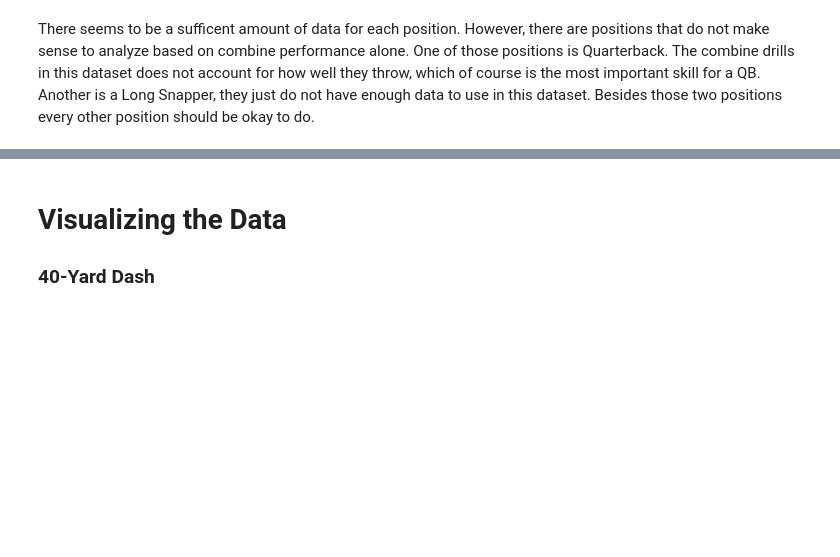
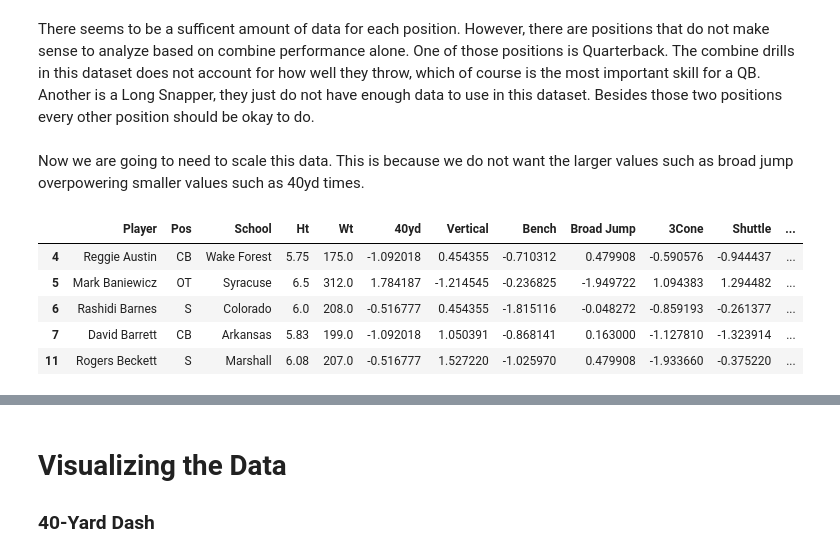
Before and after one commit to mcdonaldpmsoe/CSC2621-Final, a Jupyter notebook: main.ipynb, the cells around one changed output, grey strips where cells are left out. Saved outputs shown, nothing was run; the diff lists cells and outputs as text; code cells hidden in the pictures; blank space fills up the shorter version.

Commit message:
Preprocessed data

```diff
--- a/main.ipynb
+++ b/main.ipynb
@@ -141,0 +145,17 @@ merged_df = merged_df[(merged_df['Pos'] != 'QB') & (merged_df['Pos'] != 'LS')]
+# %% [markdown]
+Now we are going to need to scale this data. This is because we do not want the larger values such as broad jump overpowering smaller values such as 40yd times.
+# %%
+scaler = StandardScaler()
+drill_values = merged_df[drills]
+scaled_drill_values = scaler.fit_transform(drill_values)
+scaled_combine_data = copy.deepcopy(merged_df)
+scaled_combine_data[drills] = scaled_drill_values
+# %%
+scaled_combine_data.head()
+# %% [output]
+|  | Player | Pos | School | Ht | Wt | 40yd | Vertical | Bench | Broad Jump | 3Cone | Shuttle | ... |
+| 4 | Reggie Austin | CB | Wake Forest | 5.75 | 175.0 | -1.092018 | 0.454355 | -0.710312 | 0.479908 | -0.590576 | -0.944437 | ... |
+| 5 | Mark Baniewicz | OT | Syracuse | 6.5 | 312.0 | 1.784187 | -1.214545 | -0.236825 | -1.949722 | 1.094383 | 1.294482 | ... |
+| 6 | Rashidi Barnes | S | Colorado | 6.0 | 208.0 | -0.516777 | 0.454355 | -1.815116 | -0.048272 | -0.859193 | -0.261377 | ... |
+| 7 | David Barrett | CB | Arkansas | 5.83 | 199.0 | -1.092018 | 1.050391 | -0.868141 | 0.163000 | -1.127810 | -1.323914 | ... |
+| 11 | Rogers Beckett | S | Marshall | 6.08 | 207.0 | -0.516777 | 1.527220 | -1.025970 | 0.479908 | -1.933660 | -0.375220 | ... |
```
Also changed, not shown: parts of 8 cells of this notebook.
